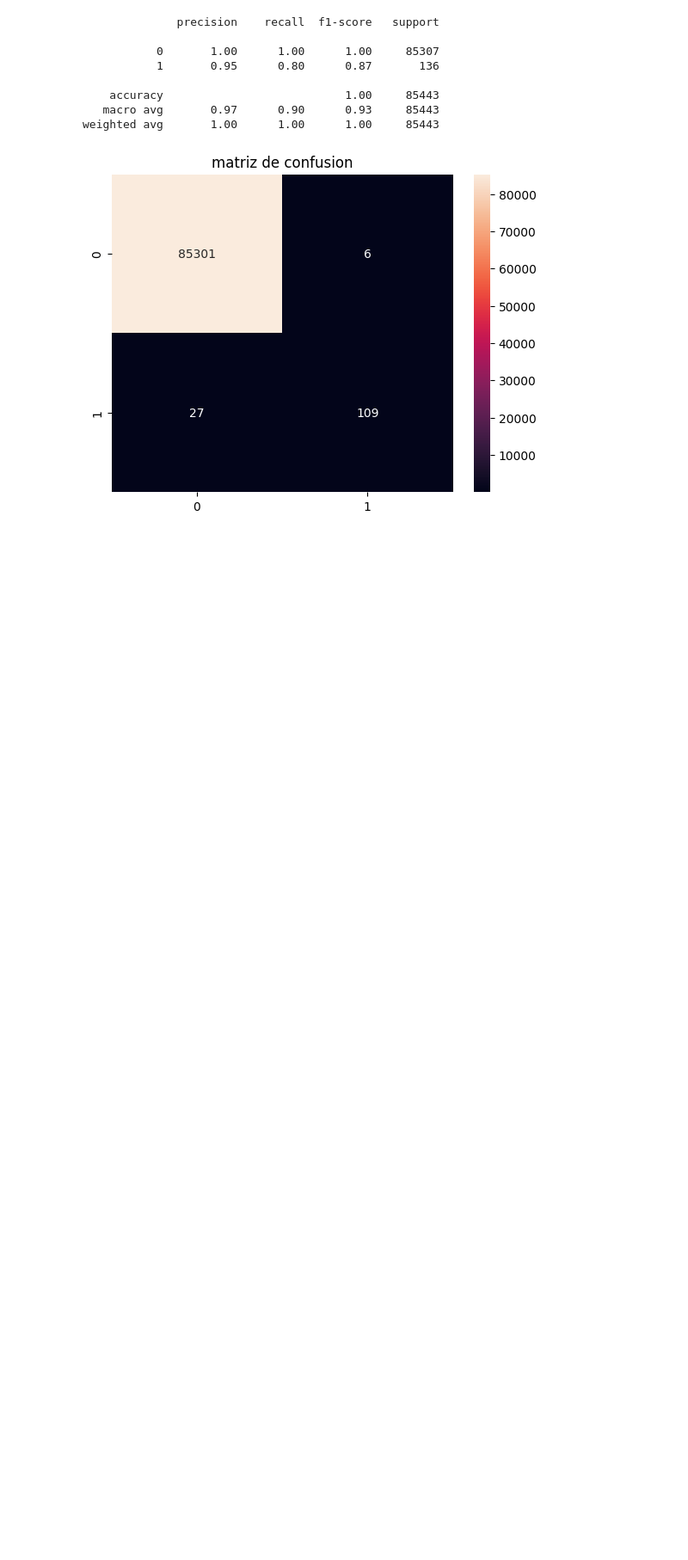
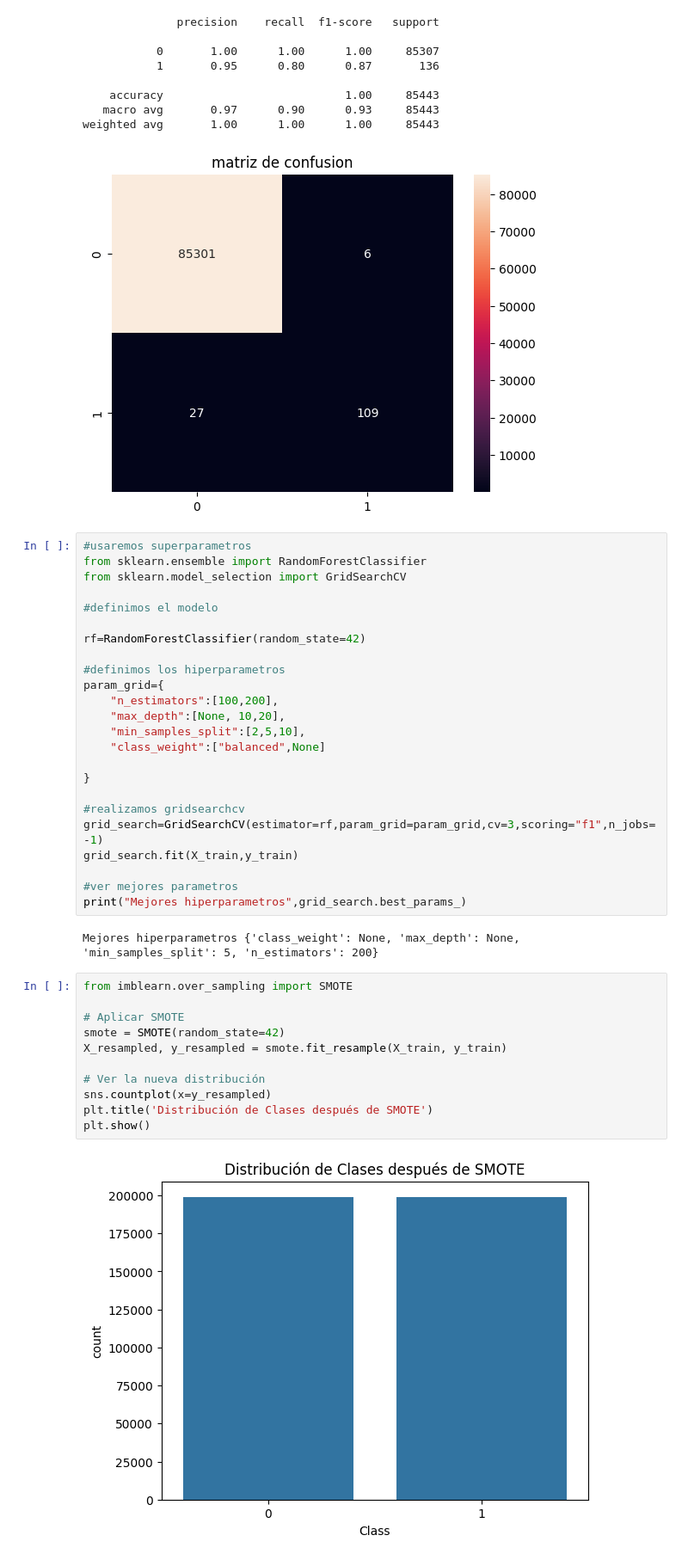
Before and after one commit to BRYANRUBIO01/DETECCION-DE-FRAUDE-CON-MACHINE-LEARNING, a Jupyter notebook: DETECTION.ipynb, the cells around one changed output. Shown at 86% size. Drawn from its saved outputs; the diff is of its cells as text; blank space fills up the shorter version.

```diff
--- a/DETECTION.ipynb
+++ b/DETECTION.ipynb
@@ -139,3 +139,42 @@ plt.show()
    macro avg       0.97      0.90      0.93     85443
 weighted avg       1.00      1.00      1.00     85443
 [figure]
+# %%
+#usaremos superparametros
+from sklearn.ensemble import RandomForestClassifier
+from sklearn.model_selection import GridSearchCV
+
+#definimos el modelo
+
+rf=RandomForestClassifier(random_state=42)
+
+#definimos los hiperparametros
+param_grid={
+    "n_estimators":[100,200],
+    "max_depth":[None, 10,20],
+    "min_samples_split":[2,5,10],
+    "class_weight":["balanced",None]
+
+}
+
+#realizamos gridsearchcv
+grid_search=GridSearchCV(estimator=rf,param_grid=param_grid,cv=3,scoring="f1",n_jobs=-1)
+grid_search.fit(X_train,y_train)
+
+#ver mejores parametros
+print("Mejores hiperparametros",grid_search.best_params_)
+# %% [output]
+Mejores hiperparametros {'class_weight': None, 'max_depth': None, 'min_samples_split': 5, 'n_estimators': 200}
+# %%
+from imblearn.over_sampling import SMOTE
+
+# Aplicar SMOTE
+smote = SMOTE(random_state=42)
+X_resampled, y_resampled = smote.fit_resample(X_train, y_train)
+
+# Ver la nueva distribución
+sns.countplot(x=y_resampled)
+plt.title('Distribución de Clases después de SMOTE')
+plt.show()
+# %% [output]
+[figure, added]
```
Also changed, not shown: parts of 3 cells of this notebook, 4 other files.
